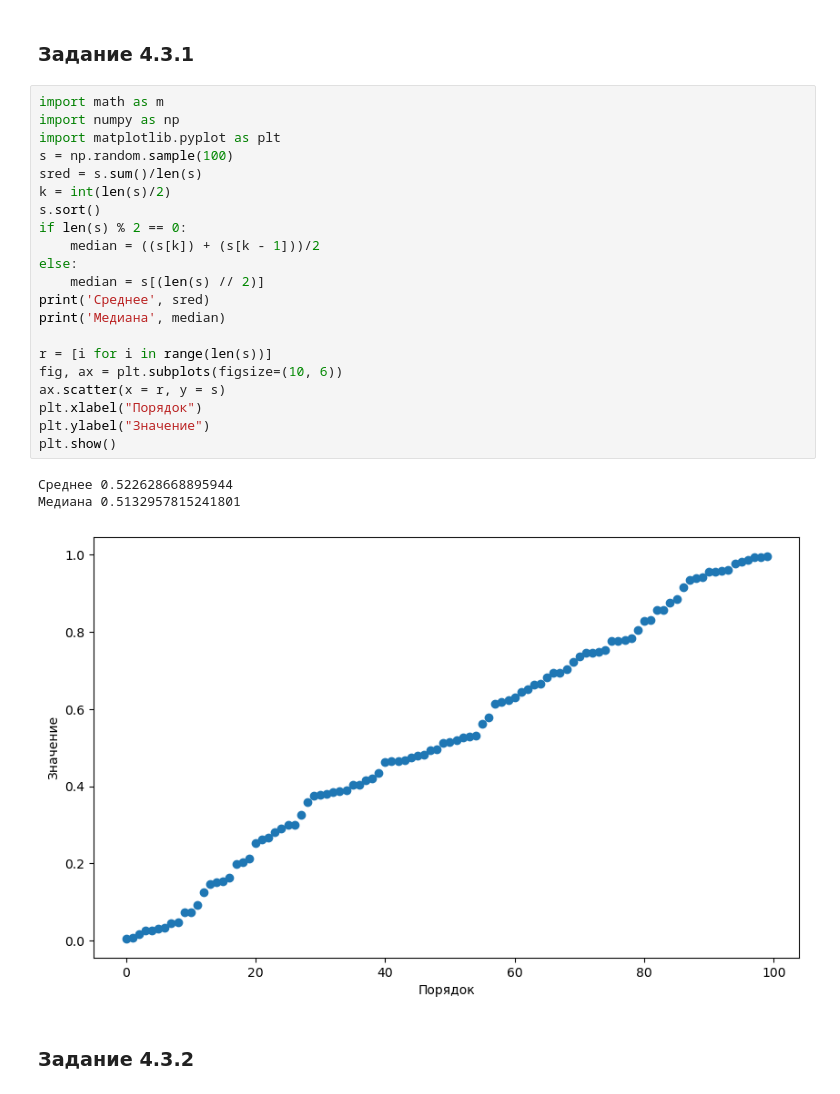
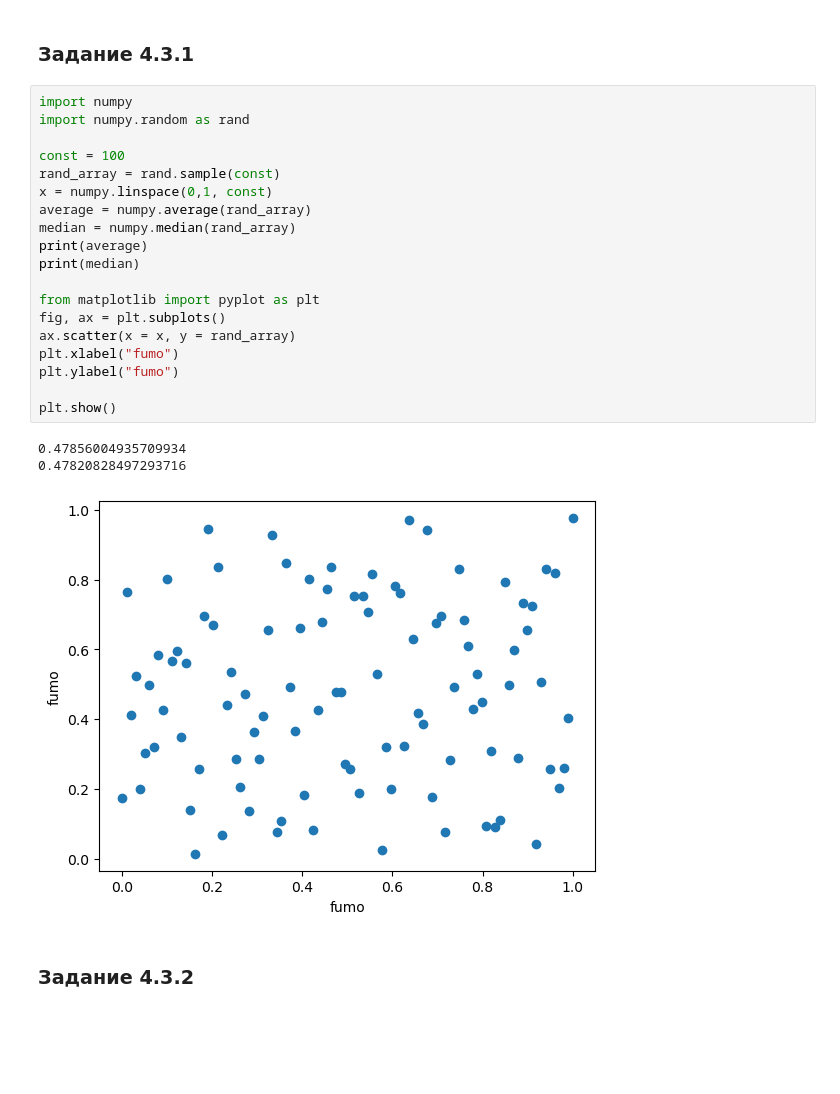
Before and after one commit to Ellasy/python-tipa, a Jupyter notebook: RT1.ipynb, the cells around one changed output. Drawn from its saved outputs; the diff is of its cells as text; blank space fills up the shorter version.

```diff
--- a/RT1.ipynb
+++ b/RT1.ipynb
@@ -116,30 +109,28 @@ print(z)
 [8, 1, 6, 3, 5, 4, 5, 2, 7, 0, 9]
 # %% [markdown]
 ###  Задание 4.3.1
-# %%
-import math as m
-import numpy as np
-import matplotlib.pyplot as plt
-s = np.random.sample(100)
-sred = s.sum()/len(s)
-k = int(len(s)/2)
-s.sort()
-if len(s) % 2 == 0:
-    median = ((s[k]) + (s[k - 1]))/2
-else:
-    median = s[(len(s) // 2)]
-print('Среднее', sred)
-print('Медиана', median)
-
-r = [i for i in range(len(s))]
-fig, ax = plt.subplots(figsize=(10, 6))
-ax.scatter(x = r, y = s)
-plt.xlabel("Порядок")
-plt.ylabel("Значение")
-plt.show()
-# %% [output]
-Среднее 0.522628668895944
-Медиана 0.5132957815241801
-[figure, removed]
+# %%
+import numpy
+import numpy.random as rand
+
+const = 100
+rand_array = rand.sample(const)
+x = numpy.linspace(0,1, const)
+average = numpy.average(rand_array)
+median = numpy.median(rand_array)
+print(average)
+print(median)
+
+from matplotlib import pyplot as plt
+fig, ax = plt.subplots()
+ax.scatter(x = x, y = rand_array)
+plt.xlabel("fumo")
+plt.ylabel("fumo")
+
+plt.show()
+# %% [output]
+0.47856004935709934
+0.47820828497293716
+[figure, added]
 # %% [markdown]
 ### Задание 4.3.2
```
Also changed, not shown: parts of 11 cells of this notebook, 7 other files.
